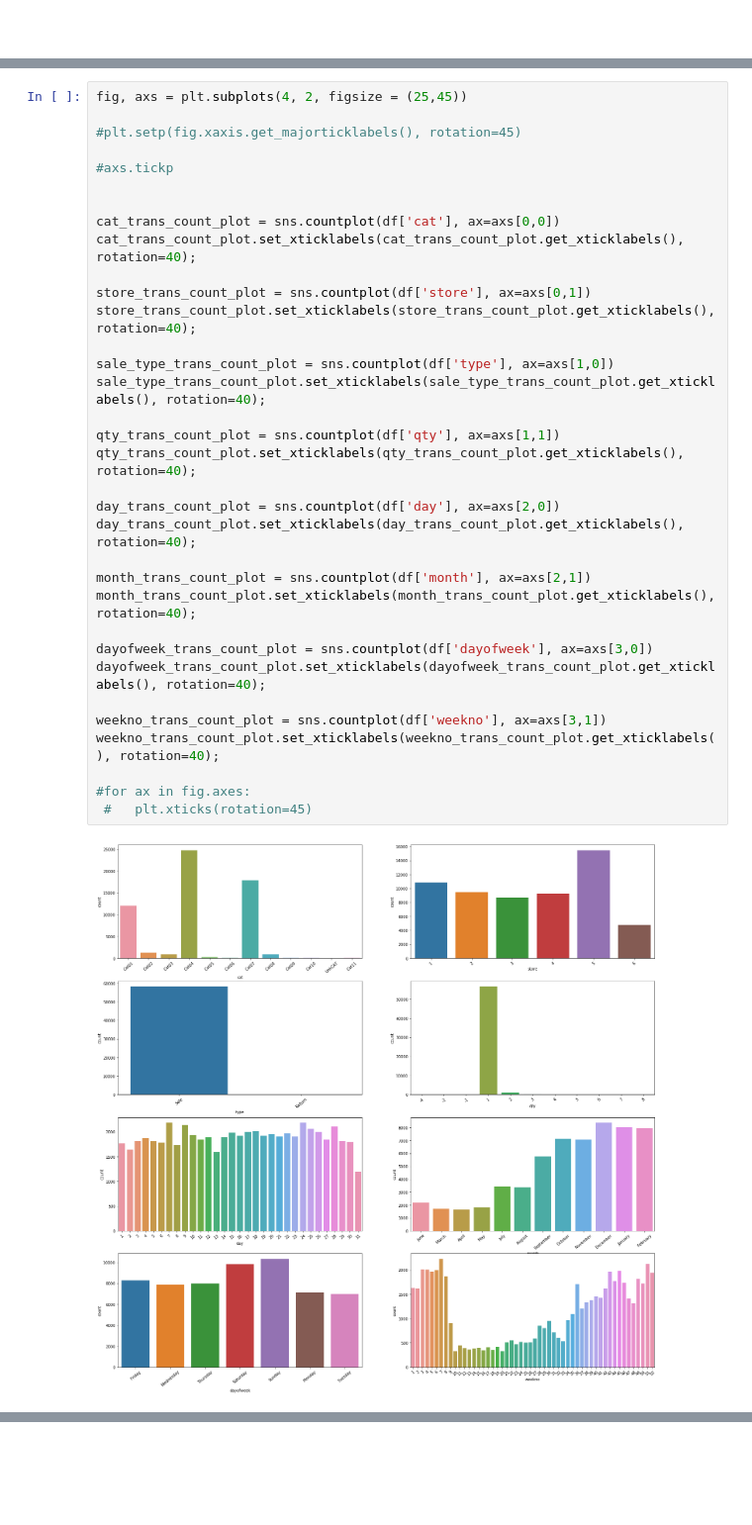
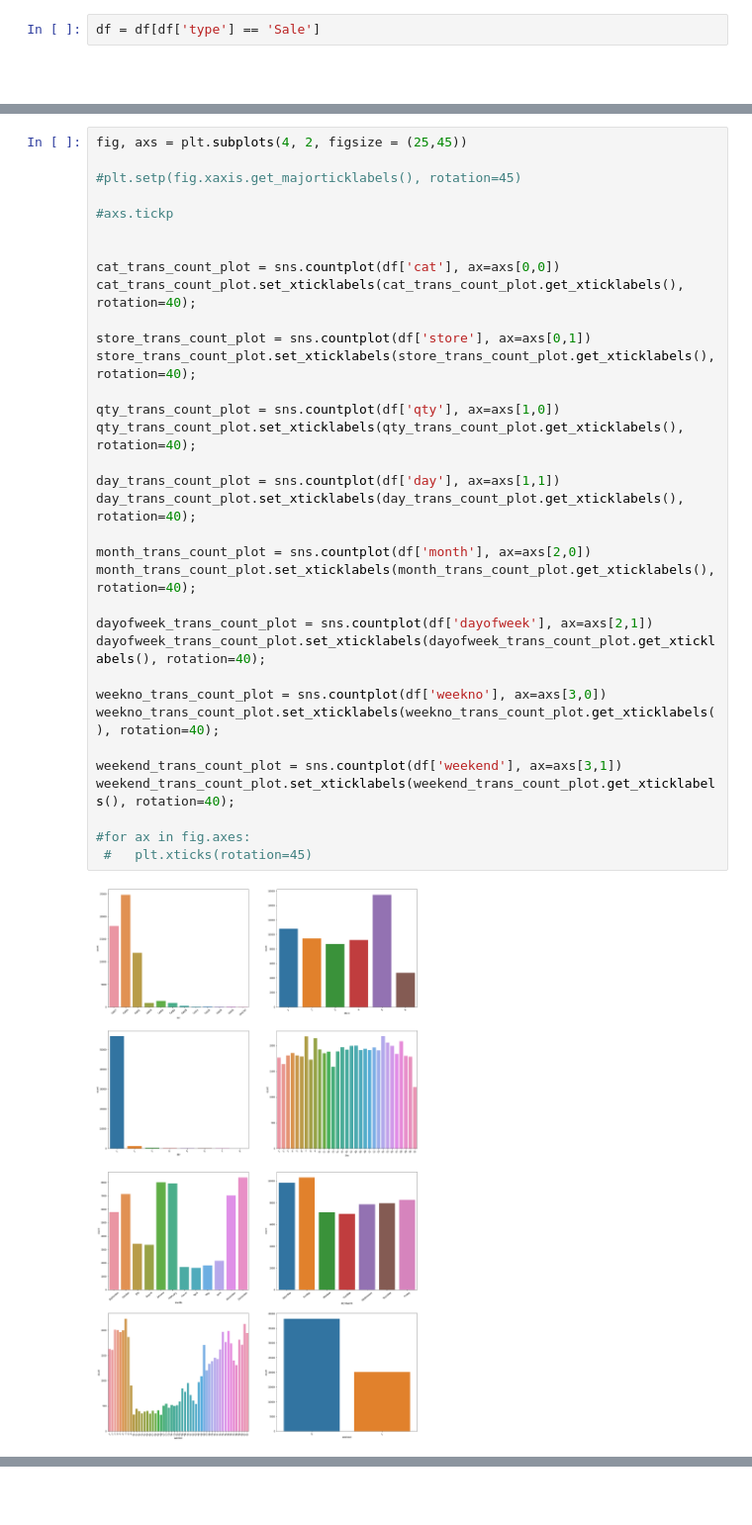
Before and after one commit to stiero/fuzzy-carnival, a Jupyter notebook: task.ipynb, the cells around one changed output, grey strips where cells are left out. Shown: that part at 99% size. Saved outputs shown, nothing was run; the diff lists cells and outputs as text; blank space fills up the shorter version.

```diff
--- a/task.ipynb
+++ b/task.ipynb
@@ -292,3 +312,5 @@ df['perc_discount'] = ((df['mrp'] - df['price']) / df['mrp']) * 100
+# %%
+df = df[df['type'] == 'Sale']
 # %% [markdown]
 #
 # %% [markdown]
@@ -296,39 +318,39 @@ df['perc_discount'] = ((df['mrp'] - df['price']) / df['mrp']) * 100
 # %%
 fig, axs = plt.subplots(4, 2, figsize = (25,45))
 
 #plt.setp(fig.xaxis.get_majorticklabels(), rotation=45)
 
 #axs.tickp
 
 
 cat_trans_count_plot = sns.countplot(df['cat'], ax=axs[0,0])
 cat_trans_count_plot.set_xticklabels(cat_trans_count_plot.get_xticklabels(), rotation=40);
 
 store_trans_count_plot = sns.countplot(df['store'], ax=axs[0,1])
 store_trans_count_plot.set_xticklabels(store_trans_count_plot.get_xticklabels(), rotation=40);
 
-sale_type_trans_count_plot = sns.countplot(df['type'], ax=axs[1,0])
-sale_type_trans_count_plot.set_xticklabels(sale_type_trans_count_plot.get_xticklabels(), rotation=40);
-
-qty_trans_count_plot = sns.countplot(df['qty'], ax=axs[1,1])
+qty_trans_count_plot = sns.countplot(df['qty'], ax=axs[1,0])
 qty_trans_count_plot.set_xticklabels(qty_trans_count_plot.get_xticklabels(), rotation=40);
 
-day_trans_count_plot = sns.countplot(df['day'], ax=axs[2,0])
+day_trans_count_plot = sns.countplot(df['day'], ax=axs[1,1])
 day_trans_count_plot.set_xticklabels(day_trans_count_plot.get_xticklabels(), rotation=40);
 
-month_trans_count_plot = sns.countplot(df['month'], ax=axs[2,1])
+month_trans_count_plot = sns.countplot(df['month'], ax=axs[2,0])
 month_trans_count_plot.set_xticklabels(month_trans_count_plot.get_xticklabels(), rotation=40);
 
-dayofweek_trans_count_plot = sns.countplot(df['dayofweek'], ax=axs[3,0])
+dayofweek_trans_count_plot = sns.countplot(df['dayofweek'], ax=axs[2,1])
 dayofweek_trans_count_plot.set_xticklabels(dayofweek_trans_count_plot.get_xticklabels(), rotation=40);
 
-weekno_trans_count_plot = sns.countplot(df['weekno'], ax=axs[3,1])
+weekno_trans_count_plot = sns.countplot(df['weekno'], ax=axs[3,0])
 weekno_trans_count_plot.set_xticklabels(weekno_trans_count_plot.get_xticklabels(), rotation=40);
+
+weekend_trans_count_plot = sns.countplot(df['weekend'], ax=axs[3,1])
+weekend_trans_count_plot.set_xticklabels(weekend_trans_count_plot.get_xticklabels(), rotation=40);
 
 #for ax in fig.axes:
  #   plt.xticks(rotation=45)
 # %% [output]
-[figure, old version]
+[figure, new version]
 # %% [markdown]
 ###### Key takeaways -
 
```
Also changed, not shown: parts of 37 cells of this notebook, 1 other file.
